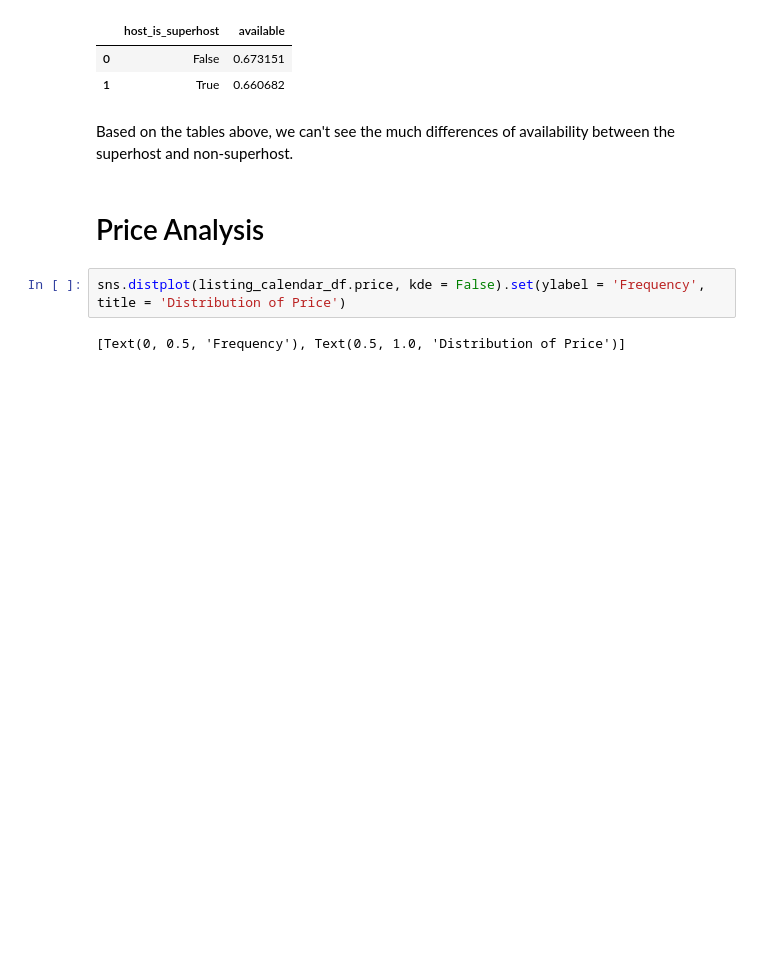
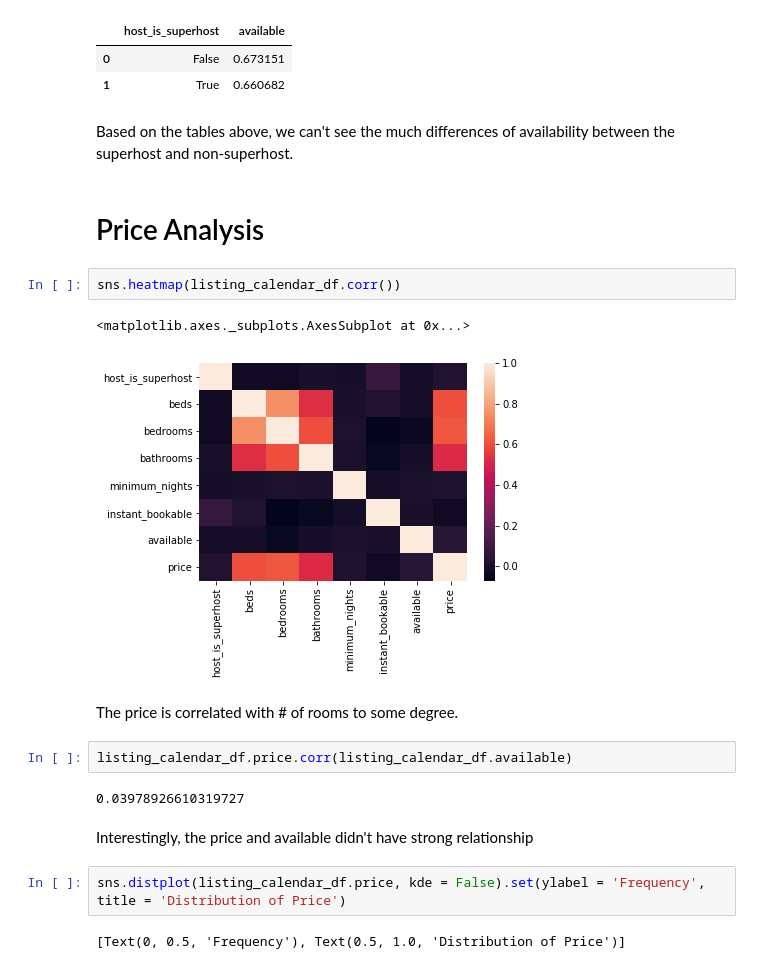
Before and after one commit to Mendy5/Udacity_Data_Scientist_Projects, a Jupyter notebook: P1_Writing_a_Data_Scientist_Blog_Post/Seattle_AirBnB_Data_Analysis_v2.0.ipynb, the cells around one changed output. Cells and saved outputs as stored; diff of their text form; blank space fills up the shorter version.

Commit message:
additional exploratory analysis add available vs price corr availbility by room type, neighbourhood and price bin

```diff
--- a/P1_Writing_a_Data_Scientist_Blog_Post/Seattle_AirBnB_Data_Analysis_v2.0.ipynb
+++ b/P1_Writing_a_Data_Scientist_Blog_Post/Seattle_AirBnB_Data_Analysis_v2.0.ipynb
@@ -357,6 +372,19 @@ listing_calendar_superhost_avail_df_v2
 Based on the tables above, we can't see the much differences of availability between the superhost and non-superhost.
 # %% [markdown]
 # Price Analysis
+# %%
+sns.heatmap(listing_calendar_df.corr())
+# %% [output]
+<matplotlib.axes._subplots.AxesSubplot at 0x...>
+[figure, added]
+# %% [markdown]
+The price is correlated with # of rooms to some degree.
+# %%
+listing_calendar_df.price.corr(listing_calendar_df.available)
+# %% [output]
+0.03978926610319727
+# %% [markdown]
+Interestingly, the price and available didn't have strong relationship
 # %%
 sns.distplot(listing_calendar_df.price, kde = False).set(ylabel = 'Frequency', title = 'Distribution of Price')
 # %% [output]
```
Also changed, not shown: parts of 3 cells of this notebook.
